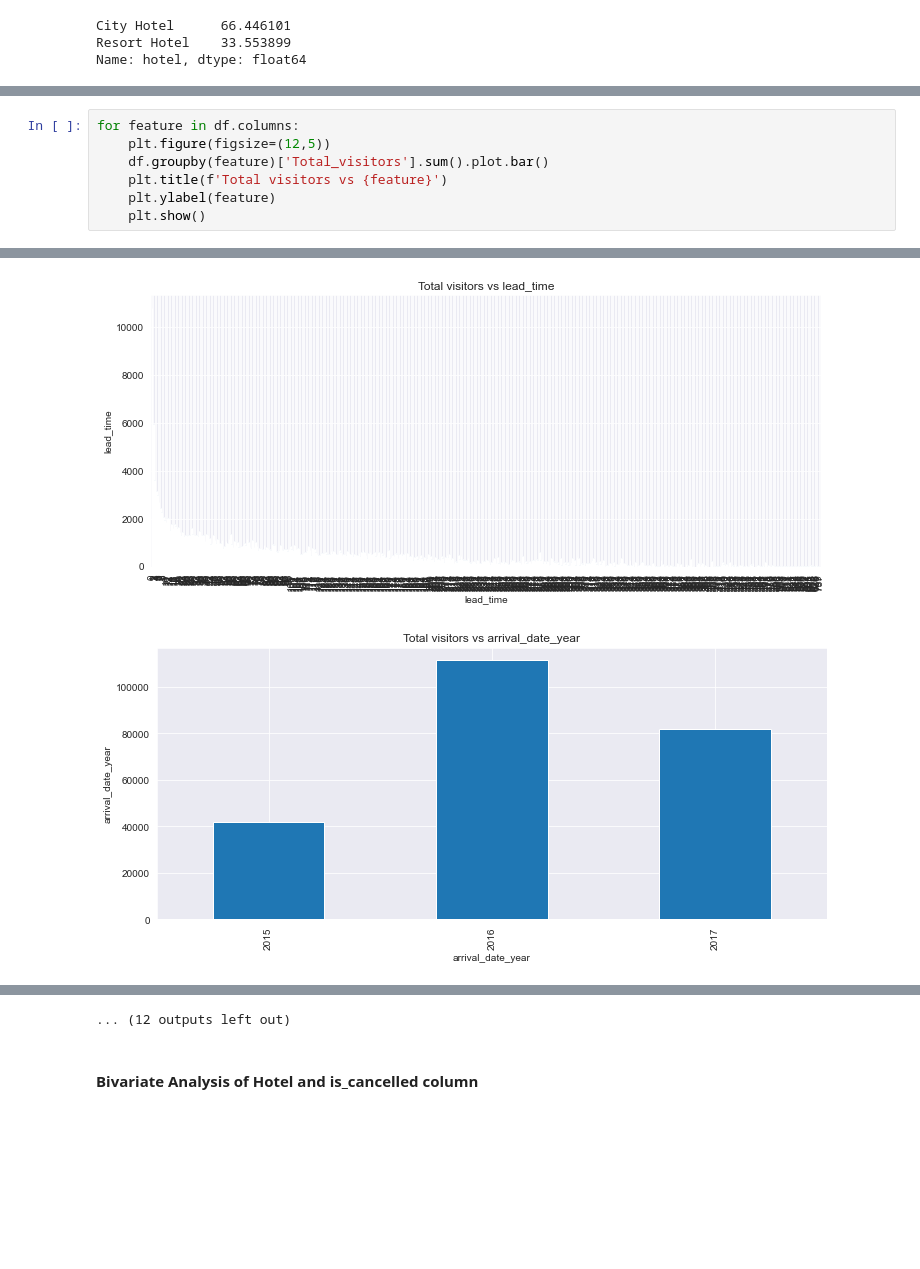
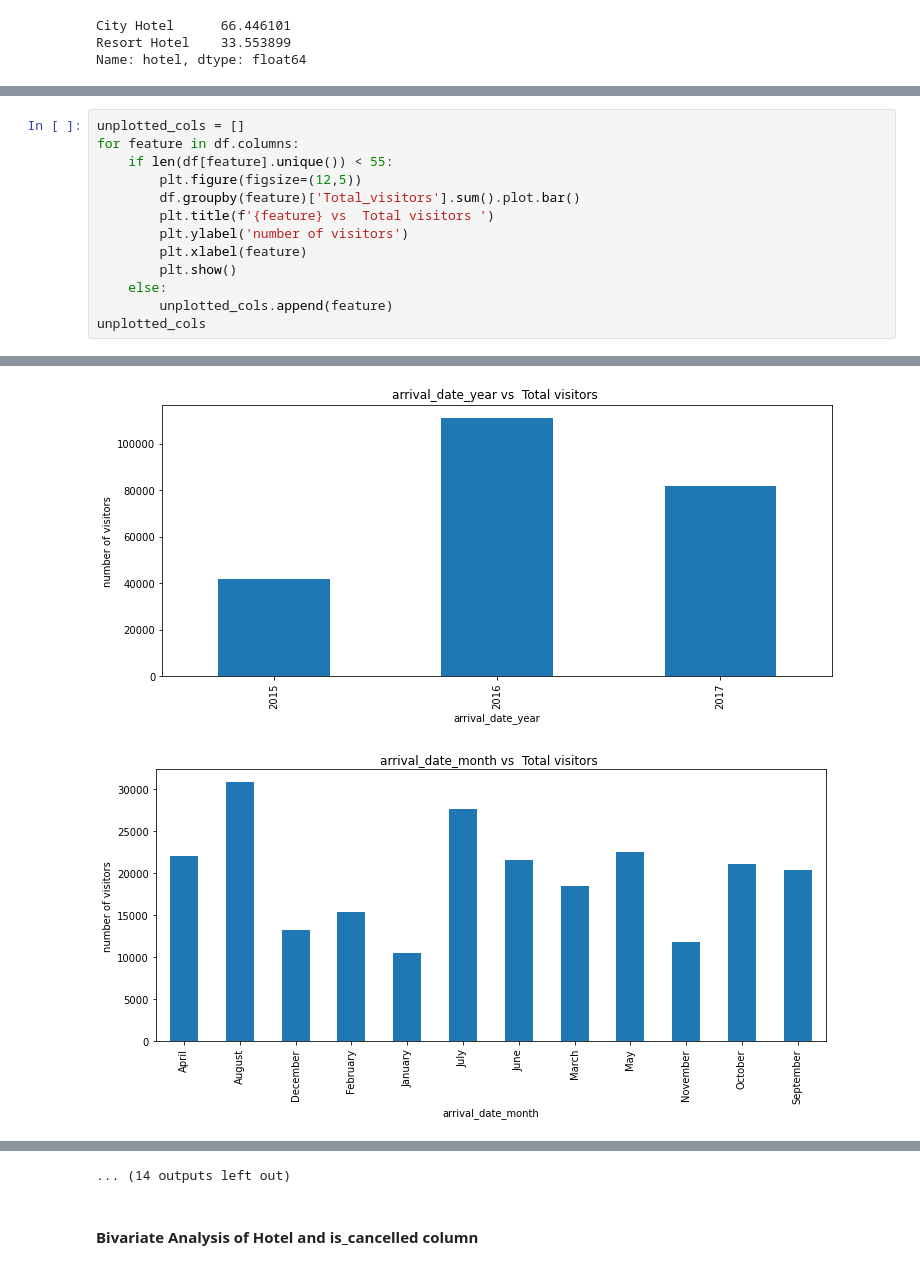
Before and after one commit to Hemanthhm222/Exploratory-data-analysis, a Jupyter notebook: EDA Hotel Booking.ipynb, the cells around one changed output, grey strips where cells are left out. Drawn from its saved outputs; the diff is of its cells as text; blank space fills up the shorter version.

```diff
--- a/EDA Hotel Booking.ipynb
+++ b/EDA Hotel Booking.ipynb
@@ -131,8 +144,14 @@ df.columns
 # %%
+unplotted_cols = []
 for feature in df.columns:
-    plt.figure(figsize=(12,5))
-    df.groupby(feature)['Total_visitors'].sum().plot.bar()
-    plt.title(f'Total visitors vs {feature}')
-    plt.ylabel(feature)
-    plt.show()
+    if len(df[feature].unique()) < 55:
+        plt.figure(figsize=(12,5))
+        df.groupby(feature)['Total_visitors'].sum().plot.bar()
+        plt.title(f'{feature} vs  Total visitors ')
+        plt.ylabel('number of visitors')
+        plt.xlabel(feature)
+        plt.show()
+    else:
+        unplotted_cols.append(feature)
+unplotted_cols
 # %% [output]
@@ -141,2 +160,2 @@ for feature in df.columns:
-[figure, old version]
+[figure, new version]
-[figure, old version]
+[figure, new version]
@@ -151,4 +170,4 @@ for feature in df.columns:
-... (12 outputs left out)
+... (14 outputs left out)
 # %% [markdown]
 #### Bivariate Analysis of Hotel and is_cancelled column
 # %%
```
Also changed, not shown: parts of 9 cells of this notebook.
